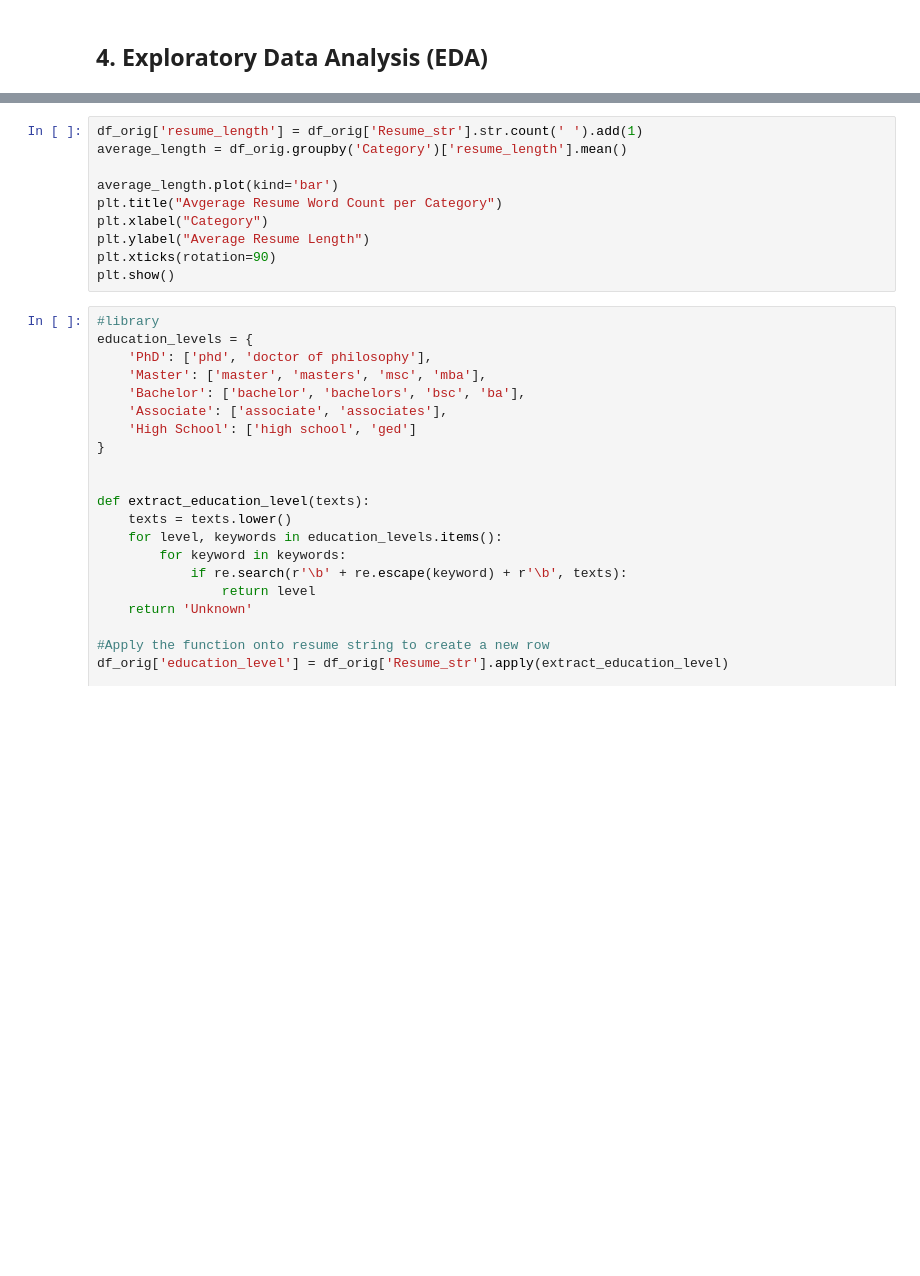
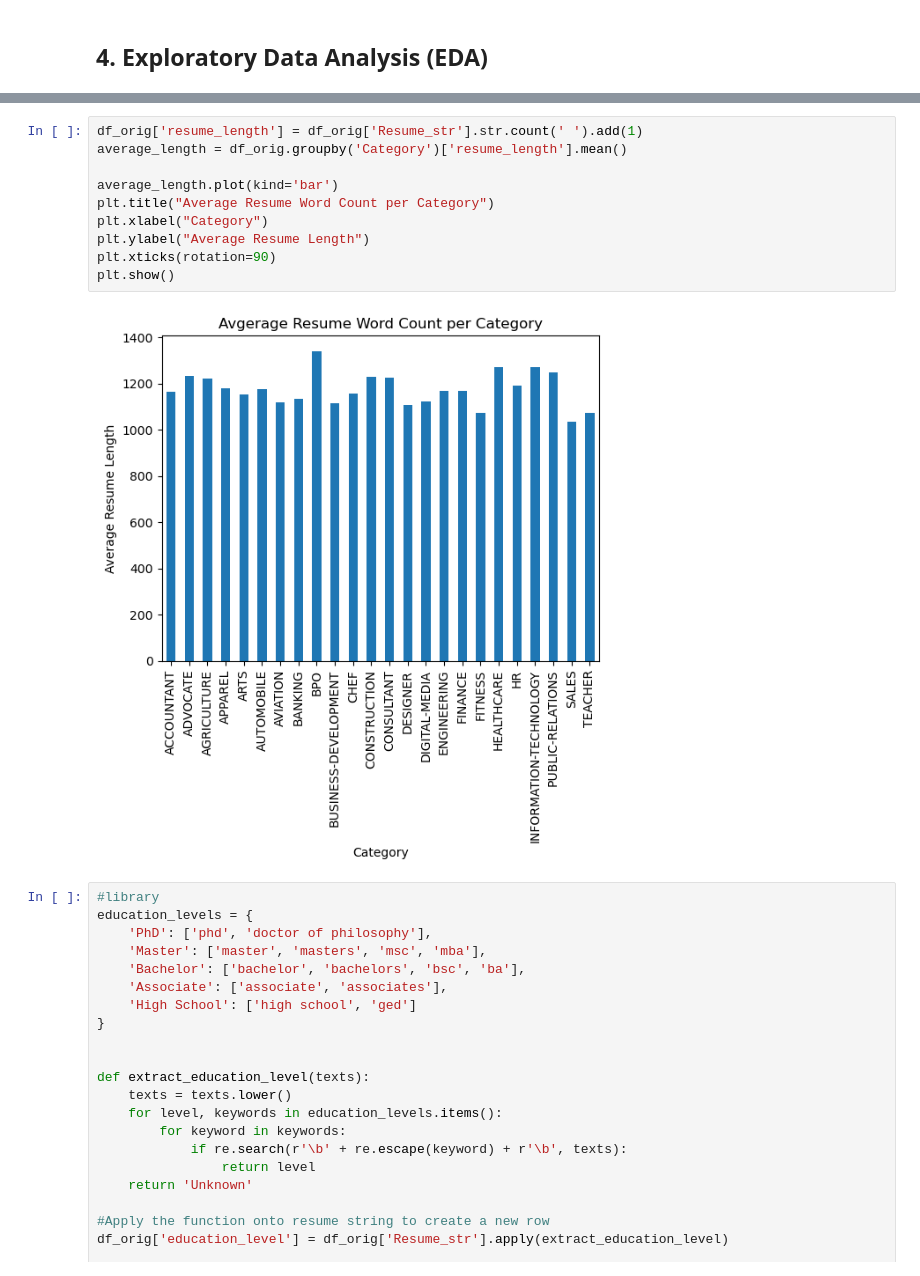
Before and after one commit to henry-AY/ResumeScreening, a Jupyter notebook: Resume_Screening.ipynb, the cells around one changed output, grey strips where cells are left out. Cells and saved outputs as stored; diff of their text form; blank space fills up the shorter version.

```diff
--- a/Resume_Screening.ipynb
+++ b/Resume_Screening.ipynb
@@ -309,13 +341,15 @@ plt.show()
 # %%
 df_orig['resume_length'] = df_orig['Resume_str'].str.count(' ').add(1)
 average_length = df_orig.groupby('Category')['resume_length'].mean()
 
 average_length.plot(kind='bar')
-plt.title("Avgerage Resume Word Count per Category")
+plt.title("Average Resume Word Count per Category")
 plt.xlabel("Category")
 plt.ylabel("Average Resume Length")
 plt.xticks(rotation=90)
 plt.show()
+# %% [output]
+[figure, added]
 # %%
 #library
 education_levels = {
```
Also changed, not shown: parts of 16 cells of this notebook.
